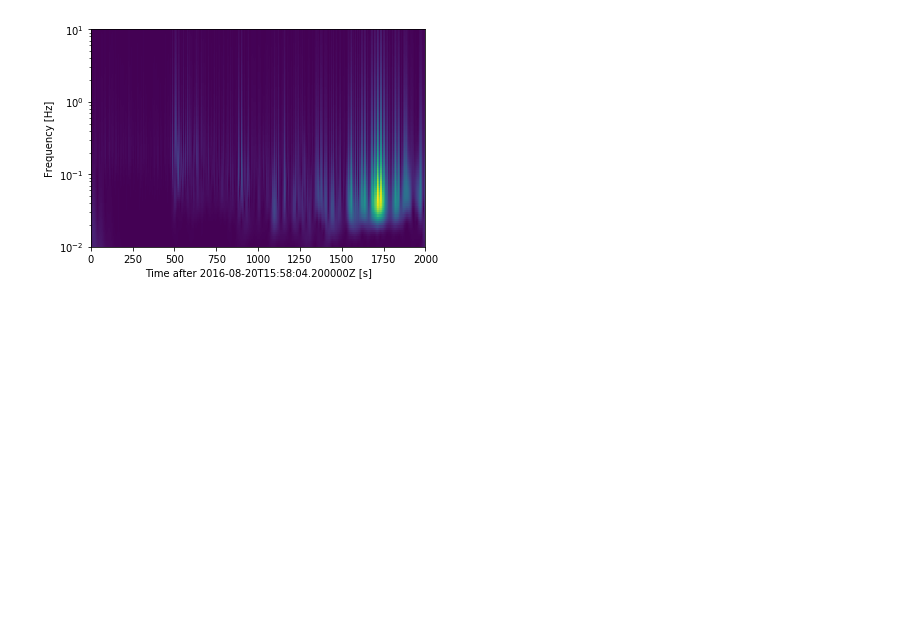
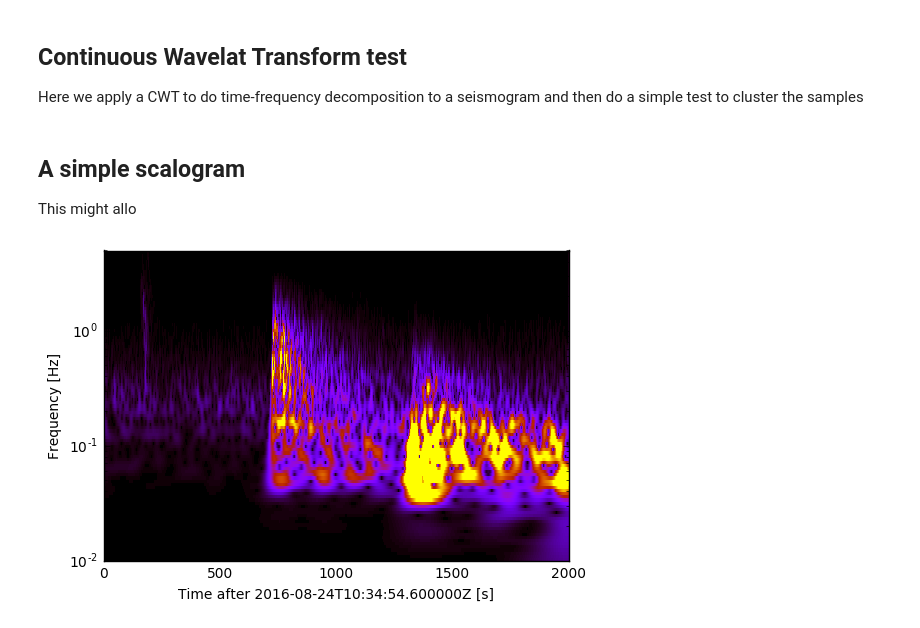
Before and after one commit to rmartinshort/DataFetch, a Jupyter notebook: wavelet.ipynb, the cells around one changed output. Cells and saved outputs as stored; diff of their text form; code cells hidden in the pictures; blank space fills up the shorter version.

```diff
--- a/wavelet.ipynb
+++ b/wavelet.ipynb
@@ -1,3 +1,7 @@
+# %% [markdown]
+## Continuous Wavelat Transform test
+Here we apply a CWT to do time-frequency decomposition to a seismogram and then do a simple
+test to cluster the samples
 # %%
 import numpy as np
 import matplotlib.pyplot as plt
@@ -7,38 +11,41 @@ import matplotlib
 import obspy as op
 from obspy.imaging.cm import obspy_sequential
 from obspy.signal.tf_misfit import cwt
+# %% [markdown]
+## A simple scalogram
+
+This might allo
 # %%
-st = op.read('example.sac',format='sac')
-#st = op.read("https://examples.obspy.org/a02i.2008.240.mseed")
+st = op.read('test_98.mseed',format='mseed')
 
 tr = st[0]
 npts = tr.stats.npts
 dt = tr.stats.delta
 
 #Maybe we need to filter the trace?
-tr = tr.filter('bandpass',freqmin=0.01,freqmax=10)
+#tr = tr.filter('bandpass',freqmin=0.01,freqmax=10)
 
 t = np.linspace(0, dt * npts, npts)
 f_min = 0.01
-f_max = 10
+f_max = 5
 nf= 100
 
 #obspy ctw
 #8 is the tradeoff parameter between frequency and time resolution
 #fmin and fmax represent the scales, nf  is the number of frequencies
 #between the two
-scalogram = cwt(tr.data, dt, 20, f_min, f_max,nf)
+scalogram = cwt(tr.data, dt, 8, f_min, f_max,nf)
 # %%
 fig = plt.figure()
 ax = fig.add_subplot(111)
 
 x, y = np.meshgrid(t,np.logspace(np.log10(f_min), np.log10(f_max), scalogram.shape[0]))
-ax.pcolormesh(x, y, np.abs(scalogram), cmap=obspy_sequential)
 
+ax.pcolormesh(x, y, np.abs(scalogram),cmap='gnuplot',vmin=0,vmax=1000)
 ax.set_xlabel("Time after %s [s]" % tr.stats.starttime)
 ax.set_ylabel("Frequency [Hz]")
 ax.set_yscale('log')
 ax.set_ylim(f_min, f_max)
 plt.show()
 # %% [output]
-[figure, old version]
+[figure, new version]
```
Also changed, not shown: parts of 39 cells of this notebook, 2 other files.
